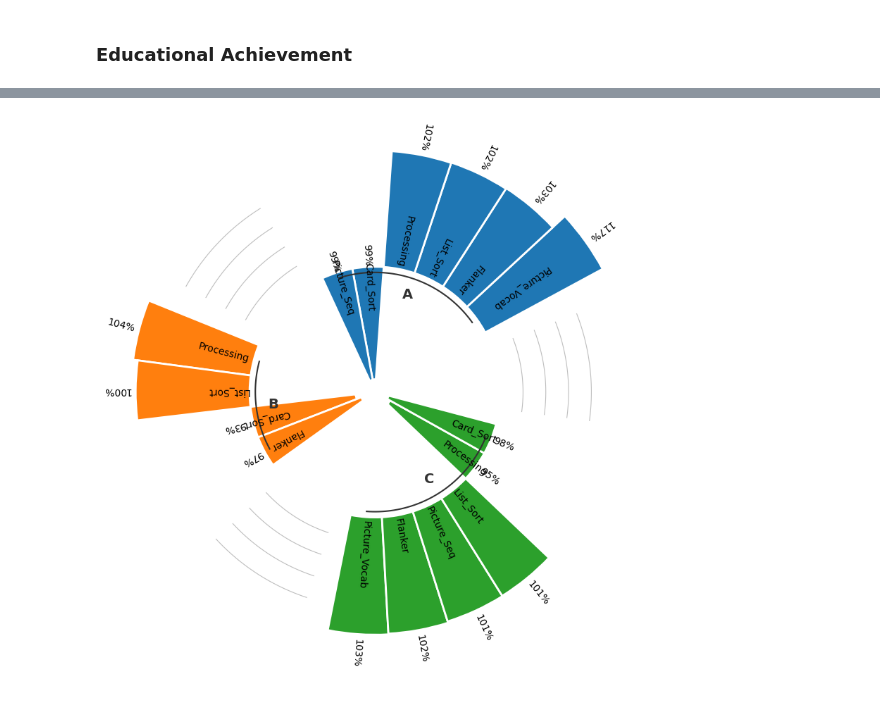
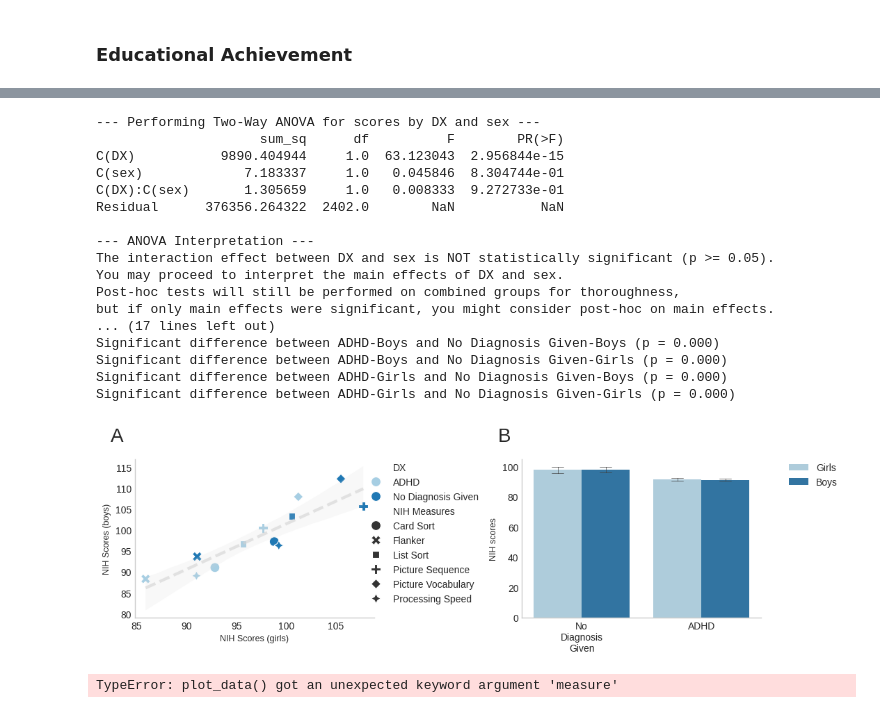
Before and after one commit to burdinskid13/healthy_brain_network, a Jupyter notebook: notebooks/11.1.ADHD-education.ipynb, the cells around one changed output, grey strips where cells are left out. Drawn from its saved outputs; the diff is of its cells as text; code cells hidden in the pictures.

```diff
--- a/notebooks/11.1.ADHD-education.ipynb
+++ b/notebooks/11.1.ADHD-education.ipynb
@@ -113,29 +271,41 @@ vis.circular_barplot(df=grouped_df, values='ratio_m', labels='score_names', grou
+# %%
+# get NIH scores
+# df_nih, features = get_nih_data()
+
+plot_data(df=df_nih, feature_names=features, measure='NIH', dx='DX_Cat_Name_New', dx_vals=['ADHD', 'No Diagnosis Given'])
+# %% [output]
+--- Performing Two-Way ANOVA for scores by DX and sex ---
+                     sum_sq      df          F        PR(>F)
+C(DX)           9890.404944     1.0  63.123043  2.956844e-15
+C(sex)             7.183337     1.0   0.045846  8.304744e-01
+C(DX):C(sex)       1.305659     1.0   0.008333  9.272733e-01
+Residual      376356.264322  2402.0        NaN           NaN
+
+--- ANOVA Interpretation ---
+The interaction effect between DX and sex is NOT statistically significant (p >= 0.05).
+You may proceed to interpret the main effects of DX and sex.
+Post-hoc tests will still be performed on combined groups for thoroughness,
+but if only main effects were significant, you might consider post-hoc on main effects.
+... (17 lines left out)
+Significant difference between ADHD-Boys and No Diagnosis Given-Boys (p = 0.000)
+Significant difference between ADHD-Boys and No Diagnosis Given-Girls (p = 0.000)
+Significant difference between ADHD-Girls and No Diagnosis Given-Boys (p = 0.000)
+Significant difference between ADHD-Girls and No Diagnosis Given-Girls (p = 0.000)
+[figure, added]
+# %%
+# get NIH scores
+# df_nih, features = get_nih_data()
+
+df_nih['DX_Subtype_Name'] = df_nih['DX_Subtype_Name'].map({'ADHD-Combined Type': 'Combined Type',
+                                                            'ADHD-Inattentive Type': 'Inattentive Type',
+                                                            'ADHD-Hyperactive/Impulsive Type': 'Hyperactive or Impulsive Type'})
+
+plot_data(df=df_nih, feature_names=features, measure='NIH', dx='DX_Subtype_Name', dx_vals=['Combined Type', 'Inattentive Type', 'Hyperactive or Impulsive Type'])
+# %% [output]
+TypeError: plot_data() got an unexpected keyword argument 'measure'
 # %%
-## PLOT ##
-measure = 'NIH_final'
-scale = 'Stnd'
-keys = ['Card_Sort_Age_Corr', 'Flanker_Age_Corr', 'List_Sort_Age_Corr',
-        'Processing_Age_Corr', 'Picture_Vocab_Age_Corr', 'Picture_Seq_Age_Corr']
-dx = 'DX_Subtype_Name'
-dx_to_include = ['ADHD (Hyperactive Type)', 'ADHD (Inattentive Type)', 'ADHD (Combined Type)']
-assessment = 'Child'
+# grouped_df = calc_ratios(df, group=dx, ratio='Sex', measure=measure, scale=scale)
+# grouped_df['score_names'] = grouped_df['score_names'].str.replace('NIH_final,NIH_', '').str.replace('_Age_Corr', '')
 
-# get full keys
-cols_to_filter = [f'{measure},NIH_{key}_{scale}' for key in keys]
-
-# get data for plot
-df = load_data(
-        assessment=assessment,
-            dx=dx,
-            dx_to_include=dx_to_include,
-            cols_to_filter=cols_to_filter
-            )
-
-
-grouped_df = calc_ratios(df, group=dx, ratio='Sex', measure=measure, scale=scale)
-grouped_df['score_names'] = grouped_df['score_names'].str.replace('NIH_final,NIH_', '').str.replace('_Age_Corr', '')
-
-# plot
-vis.circular_barplot(df=grouped_df, values='ratio_m', labels='score_names', group=dx)
+# # plot
+# vis.circular_barplot(df=grouped_df, values='ratio_m', labels='score_names', group=dx)
-# %% [output]
-[figure, removed]
```
Also changed, not shown: parts of 8 cells of this notebook, 22 other files.
